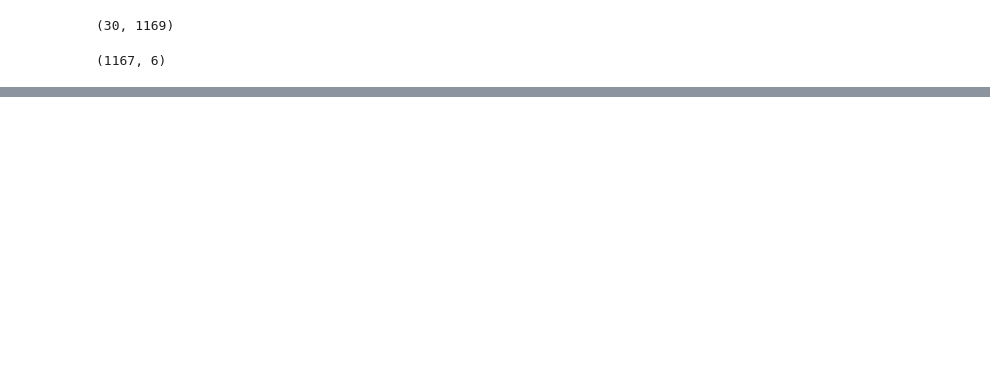
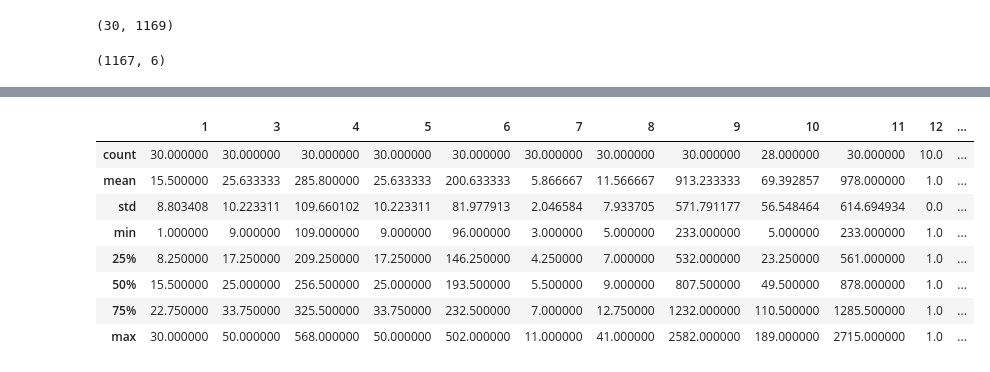
Before and after one commit to kartikgawande/SWL-ADT-PE, a Jupyter notebook: notebook.ipynb, the cells around one changed output, grey strips where cells are left out. Saved outputs shown, nothing was run; the diff lists cells and outputs as text; code cells hidden in the pictures; blank space fills up the shorter version.

```diff
--- a/notebook.ipynb
+++ b/notebook.ipynb
@@ -39,0 +119,12 @@ attr.shape
+# %%
+df.describe()
+# %% [output]
+|  | 1 | 3 | 4 | 5 | 6 | 7 | 8 | 9 | 10 | 11 | 12 | ... |
+| count | 30.000000 | 30.000000 | 30.000000 | 30.000000 | 30.000000 | 30.000000 | 30.000000 | 30.000000 | 28.000000 | 30.000000 | 10.0 | ... |
+| mean | 15.500000 | 25.633333 | 285.800000 | 25.633333 | 200.633333 | 5.866667 | 11.566667 | 913.233333 | 69.392857 | 978.000000 | 1.0 | ... |
+| std | 8.803408 | 10.223311 | 109.660102 | 10.223311 | 81.977913 | 2.046584 | 7.933705 | 571.791177 | 56.548464 | 614.694934 | 0.0 | ... |
+| min | 1.000000 | 9.000000 | 109.000000 | 9.000000 | 96.000000 | 3.000000 | 5.000000 | 233.000000 | 5.000000 | 233.000000 | 1.0 | ... |
+| 25% | 8.250000 | 17.250000 | 209.250000 | 17.250000 | 146.250000 | 4.250000 | 7.000000 | 532.000000 | 23.250000 | 561.000000 | 1.0 | ... |
+| 50% | 15.500000 | 25.000000 | 256.500000 | 25.000000 | 193.500000 | 5.500000 | 9.000000 | 807.500000 | 49.500000 | 878.000000 | 1.0 | ... |
+| 75% | 22.750000 | 33.750000 | 325.500000 | 33.750000 | 232.500000 | 7.000000 | 12.750000 | 1232.000000 | 110.500000 | 1285.500000 | 1.0 | ... |
+| max | 30.000000 | 50.000000 | 568.000000 | 50.000000 | 502.000000 | 11.000000 | 41.000000 | 2582.000000 | 189.000000 | 2715.000000 | 1.0 | ... |
```
Also changed, not shown: parts of 16 cells of this notebook, 3 other files.
